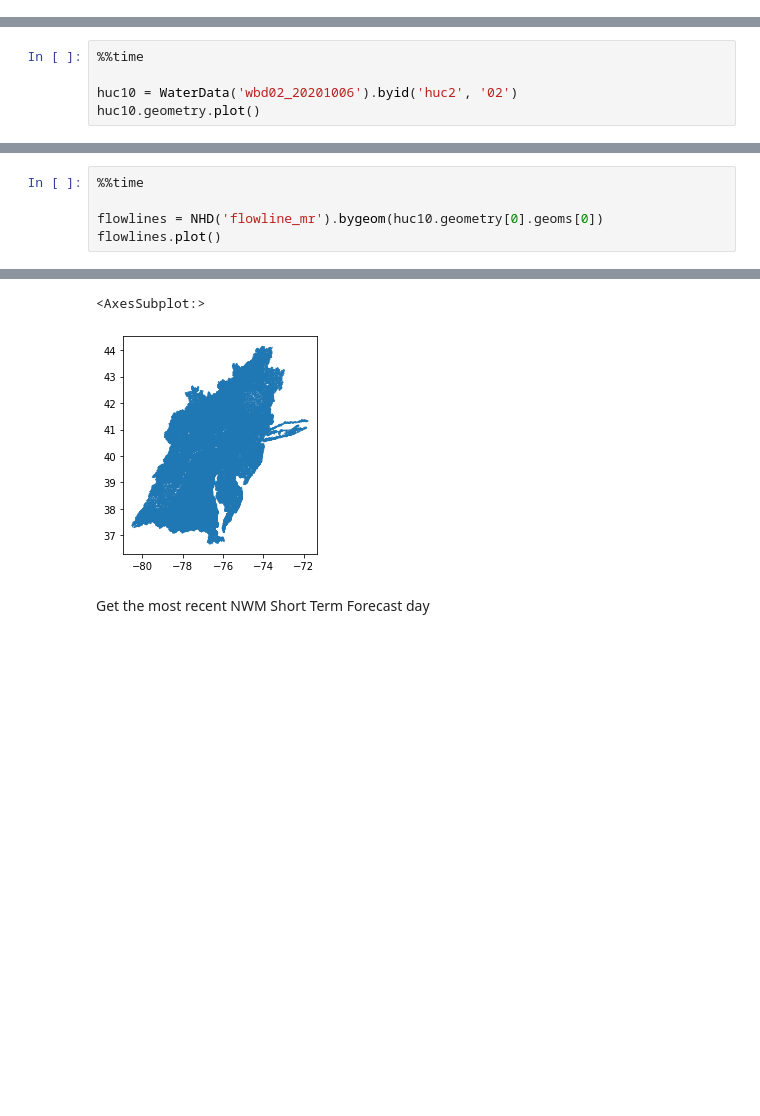
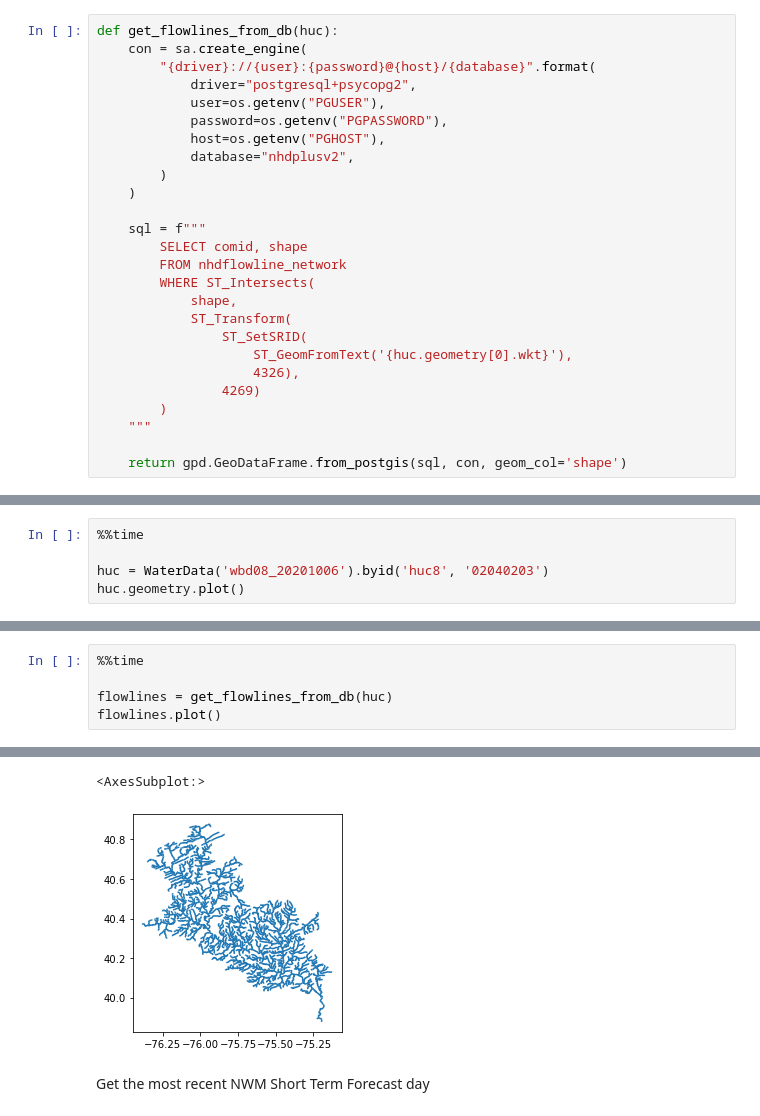
Before and after one commit to azavea/noaa-hydro-data, a Jupyter notebook: src/notebooks/nwm_predictions_by_huc.ipynb, the cells around one changed output, grey strips where cells are left out. Saved outputs shown, nothing was run; the diff lists cells and outputs as text; blank space fills up the shorter version.

```diff
--- a/src/notebooks/nwm_predictions_by_huc.ipynb
+++ b/src/notebooks/nwm_predictions_by_huc.ipynb
@@ -13,0 +13,26 @@ Get the shape for the Mid-Atlantic Region HUC-2
+# %%
+def get_flowlines_from_db(huc):
+    con = sa.create_engine(
+        "{driver}://{user}:{password}@{host}/{database}".format(
+            driver="postgresql+psycopg2",
+            user=os.getenv("PGUSER"),
+            password=os.getenv("PGPASSWORD"),
+            host=os.getenv("PGHOST"),
+            database="nhdplusv2",
+        )
+    )
+
+    sql = f"""
+        SELECT comid, shape
+        FROM nhdflowline_network
+        WHERE ST_Intersects(
+            shape,
+            ST_Transform(
+                ST_SetSRID(
+                    ST_GeomFromText('{huc.geometry[0].wkt}'),
+                    4326),
+                4269)
+        )
+    """
+
+    return gpd.GeoDataFrame.from_postgis(sql, con, geom_col='shape')
@@ -14,6 +42,6 @@ Get the shape for the Mid-Atlantic Region HUC-2
 # %%
 %%time
 
-huc10 = WaterData('wbd02_20201006').byid('huc2', '02')
-huc10.geometry.plot()
+huc = WaterData('wbd08_20201006').byid('huc8', '02040203')
+huc.geometry.plot()
 # %% [output]
@@ -26,6 +54,6 @@ Get flowlines contained within that shape. There are more than 22K flowlines wit
 # %%
 %%time
 
-flowlines = NHD('flowline_mr').bygeom(huc10.geometry[0].geoms[0])
+flowlines = get_flowlines_from_db(huc)
 flowlines.plot()
 # %% [output]
@@ -34,5 +62,5 @@ Wall time: 3min 8s
 <AxesSubplot:>
-[figure, old version]
+[figure, new version]
 # %% [markdown]
 Get the most recent NWM Short Term Forecast day
 # %%
```
Also changed, not shown: parts of 16 cells of this notebook.
